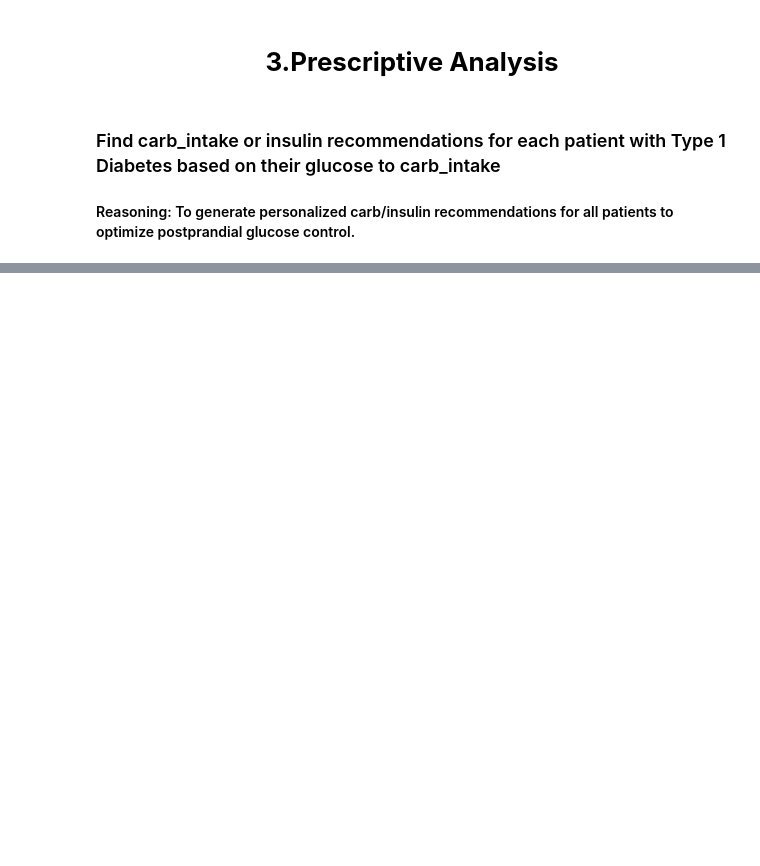
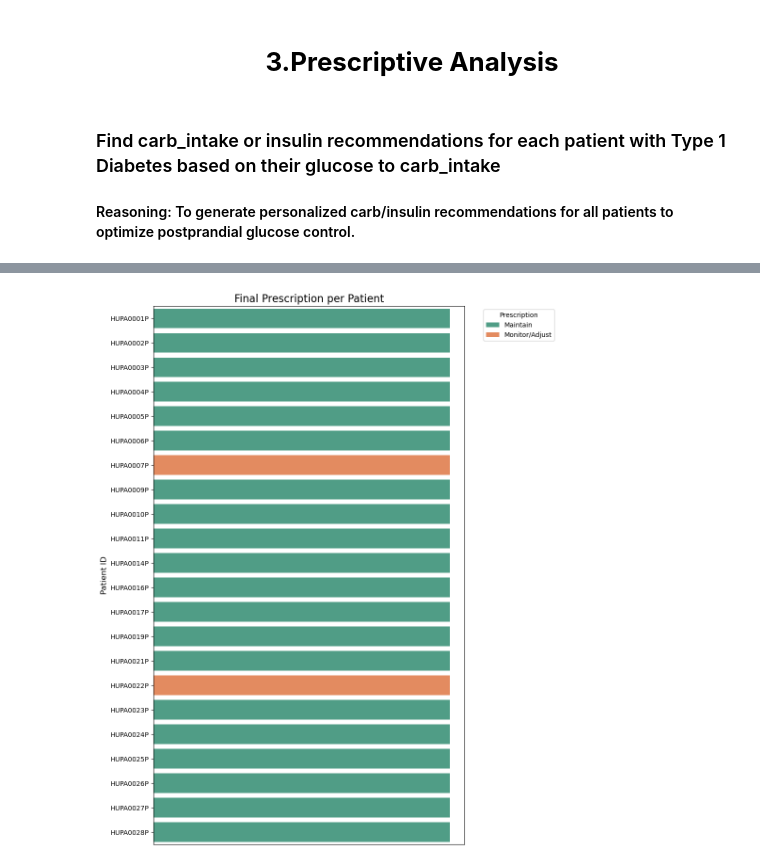
Before and after one commit to samhimbin/Team12_Pytesters_PythonHackathon_August25, a Jupyter notebook: Team12_Pytesters_3.PrescriptiveAnalysis.ipynb, the cells around one changed output, grey strips where cells are left out. Cells and saved outputs as stored; diff of their text form; code cells hidden in the pictures; blank space fills up the shorter version.

```diff
--- a/Team12_Pytesters_3.PrescriptiveAnalysis.ipynb
+++ b/Team12_Pytesters_3.PrescriptiveAnalysis.ipynb
@@ -73,0 +16,76 @@ plt.show()
+# %%
+import pandas as pd
+import seaborn as sns
+import matplotlib.pyplot as plt
+
+import warnings
+warnings.simplefilter("ignore", UserWarning)
+
+def insulin_optimization_recommendations(clean_df):
+
+    # Step 1: Calculate glucose change
+    clean_df['next_glucose'] = clean_df.groupby('patient_id')['glucose'].shift(-1)
+    clean_df['glucose_change'] = clean_df['next_glucose'] - clean_df['glucose']
+
+    # Step 2: Define prescription logic
+    def prescribe_action(change):
+        if change > 50:
+            return 'Reduce Carb or Delay Insulin'
+        elif change < -30:
+            return 'Add Rescue Carbs'
+        elif -10 <= change <= 10:
+            return 'Maintain'
+        else:
+            return 'Monitor/Adjust'
+
+    # Step 3: Filter relevant data and apply prescription
+    carb_effect = clean_df[
+        (clean_df['carb_input'] > 0) &
+        (clean_df['glucose_change'].notnull())
+    ].copy()
+
+    carb_effect['prescription'] = carb_effect['glucose_change'].apply(prescribe_action)
+
+    # Step 4: Get final prescription per patient
+    final_prescription = carb_effect.groupby('patient_id')['prescription'] \
+        .agg(lambda x: x.value_counts().idxmax()).reset_index()
+    final_prescription.columns = ['Patient ID', 'Final Prescription']
+
+    # Step 5: Sort by numeric part of Patient ID
+    final_prescription_sorted = final_prescription.copy()
+    final_prescription_sorted['Patient_Num'] = final_prescription_sorted['Patient ID'].str.extract(r'(\d+)').astype(int)
+    final_prescription_sorted = final_prescription_sorted.sort_values('Patient_Num')
+
+    # Define color palette
+    palette = {
+        'Reduce Carb or Delay Insulin': '#f94144',
+        'Add Rescue Carbs': '#277da1',
+        'Maintain': '#43aa8b',
+        'Monitor/Adjust': '#f9844a'
+    }
+
+    # Step 6: Plot
+    plt.figure(figsize=(10, 12))
+
+    sns.barplot(
+        data=final_prescription_sorted,
+        y='Patient ID',
+        x=[1]*len(final_prescription_sorted),  # Dummy x values for bars of equal length
+        hue='Final Prescription',
+        palette=palette,
+        dodge=False
+    )
+
+    plt.title("Final Prescription per Patient", fontsize=16)
+    plt.xlabel("")  # No x-label since it is dummy
+    plt.ylabel("Patient ID", fontsize=12)
+    plt.xticks([])  # Hide x-axis ticks
+    plt.legend(title="Prescription", bbox_to_anchor=(1.05, 1), loc='upper left')
+    plt.tight_layout()
+    plt.show()
+
+    return final_prescription
+
+prescription_summary = insulin_optimization_recommendations(clean_df)
+# %% [output]
+[figure, added]
```
Also changed, not shown: parts of 2 cells of this notebook.
